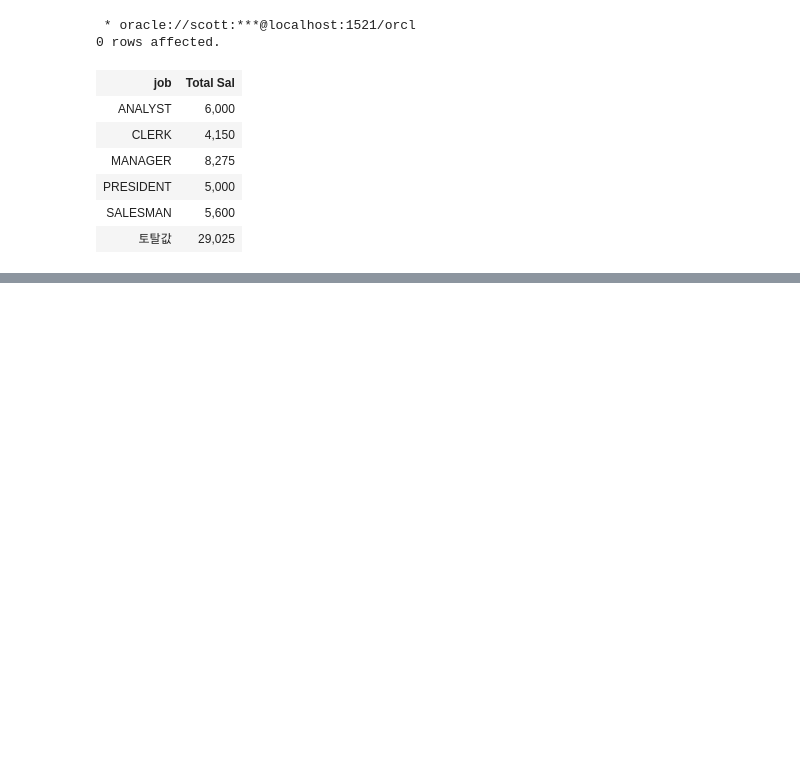
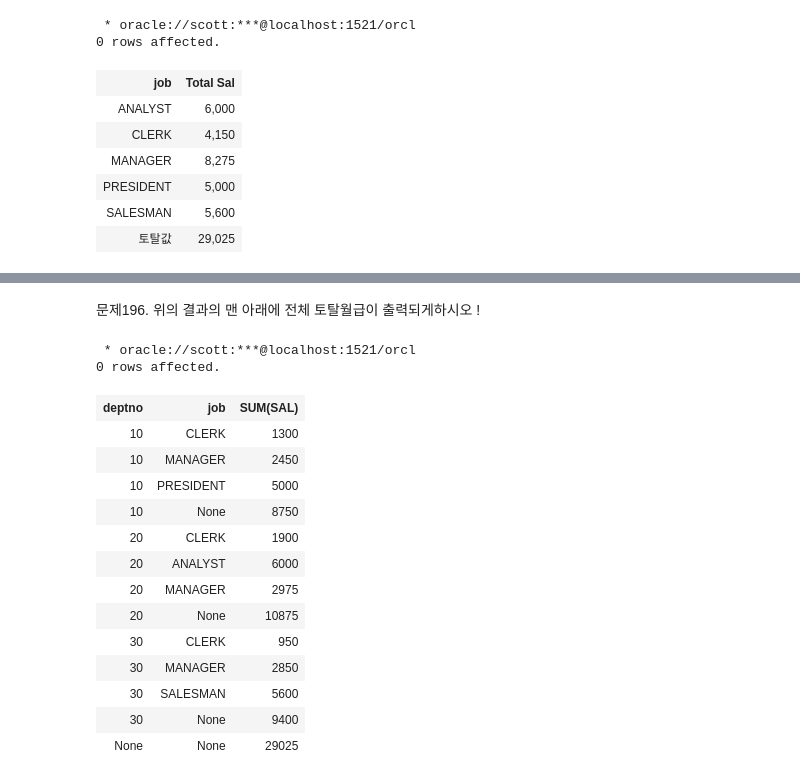
Before and after one commit to unknown-jun/Oracle_SQL, a Jupyter notebook: Part 2_9. 데이터 분석함수.ipynb, the cells around one changed output, grey strips where cells are left out. Saved outputs shown, nothing was run; the diff lists cells and outputs as text; code cells hidden in the pictures; blank space fills up the shorter version.

```diff
--- a/Part 2_9. 데이터 분석함수.ipynb
+++ b/Part 2_9. 데이터 분석함수.ipynb
@@ -1258,0 +1346,25 @@ select nvl(job, '토탈값') as job, to_char(sum(sal), '999,999') as "Total Sal"
+# %% [markdown]
+문제196.  위의 결과의 맨 아래에 전체 토탈월급이 출력되게하시오 !
+# %%
+%%sql
+
+select deptno, job, sum(sal)
+    from emp
+    group by grouping sets ((deptno, job), deptno, ())
+# %% [output]
+ * oracle://scott:***@localhost:1521/orcl
+0 rows affected.
+| deptno | job | SUM(SAL) |
+| 10 | CLERK | 1300 |
+| 10 | MANAGER | 2450 |
+| 10 | PRESIDENT | 5000 |
+| 10 | None | 8750 |
+| 20 | CLERK | 1900 |
+| 20 | ANALYST | 6000 |
+| 20 | MANAGER | 2975 |
+| 20 | None | 10875 |
+| 30 | CLERK | 950 |
+| 30 | MANAGER | 2850 |
+| 30 | SALESMAN | 5600 |
+| 30 | None | 9400 |
+| None | None | 29025 |
```
Also changed, not shown: parts of 22 cells of this notebook.
